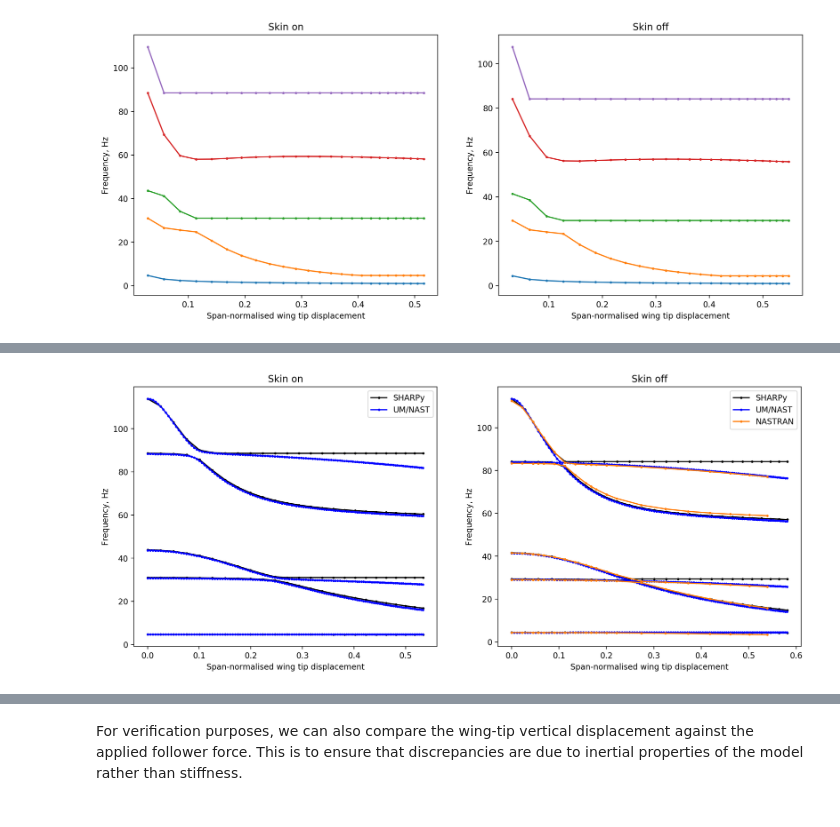
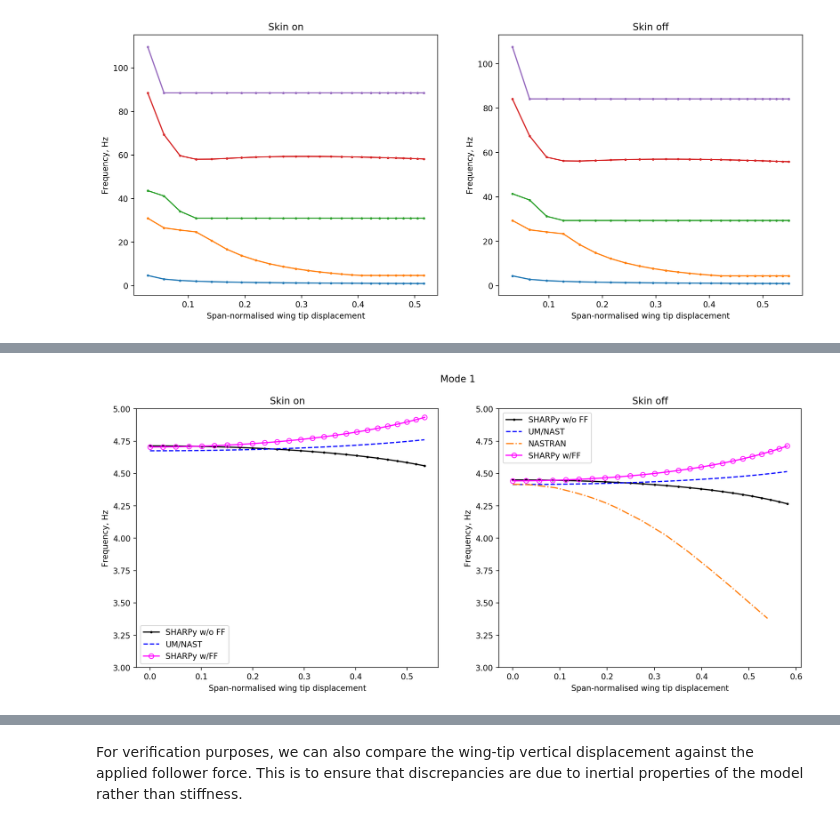
Before and after one commit to ngoiz/pazy-aepw3-results, a Jupyter notebook: 04_DeformedModal/04_DeformedModalResults.ipynb, the cells around one changed output, grey strips where cells are left out. Saved outputs shown, nothing was run; the diff lists cells and outputs as text; code cells hidden in the pictures.

Commit message:
Fix SHARPy results and include follower force effect

```diff
--- a/04_DeformedModal/04_DeformedModalResults.ipynb
+++ b/04_DeformedModal/04_DeformedModalResults.ipynb
@@ -92,16 +95,52 @@ for skin in [True, False]:
     path = './sharpy_followerforce_skin{:g}/'.format(skin)
     ff_results.append({'data': [np.loadtxt(path + 'mode_{:02g}.txt'.format(i_mode)) for i_mode in range(5)],
                        'skin': skin,
-                       'line_style': {'marker': 'o', 'label': 'SHARPy', 'ms': 2, 'color': 'k'}})
+                       'line_style': {'marker': 'o', 'label': 'SHARPy w/o FF', 'ms': 2, 'color': 'k'}})
     # Michigan
     path = './UMNAST_followerforce_skin{:g}/'.format(skin)
     ff_results.append({'data': [np.loadtxt(path + 'mode_{:02g}.txt'.format(i_mode)) for i_mode in range(5)],
                        'skin': skin,
-                       'line_style': {'marker': 'o', 'label': 'UM/NAST', 'ms': 2, 'color': 'b'}})
+                       'line_style': {'label': 'UM/NAST', 'color': 'b', 'ls':'--'}})
 
     if not skin:
         # Michigan FEM - NASTRAN
         path = './UMNAST_parentFEM_followerforce_skin{:g}/'.format(skin)
         ff_results.append({'data': [np.loadtxt(path + 'mode_{:02g}.txt'.format(i_mode)) for i_mode in range(5)],
                            'skin': skin,
-                           'line_style': {'marker': 'o', 'label': 'NASTRAN', 'ms': 2, 'color': 'tab:orange'}})
+                           'line_style': {'label': 'NASTRAN', 'color': 'tab:orange', 'ls': '-.'}})
+    path = './sharpy_followerforce_LAS_FF_skin{:g}/'.format(skin)
+    n_modes = len(glob.glob(path + '/*'))
+    ff_results.append({'data': [np.loadtxt(path + 'mode_{:02g}.txt'.format(i_mode)) for i_mode in range(n_modes)],
+                   'skin': skin,
+                   'line_style': {'marker': 'o', 'label': 'SHARPy w/FF', 'ms': 6, 'color': 'magenta',
+                                  'mfc': 'none'}})
+# %%
+fig, ax = plt.subplots(ncols=2, figsize=(15, 6))
+lines = [[], []]
+labels = [[], []]
+for case in ff_results:
+    for i_mode in range(len(case['data'])):
+        if case['skin']:
+            a = ax[0]
+        else:
+            a = ax[1]
+
+        a.plot((case['data'][i_mode][:, 1]) / 0.55, case['data'][i_mode][:, -1] / 2 / np.pi, **case['line_style'])
+
+    # legend
+    if case['skin']:
+        label_idx = 0
+    else:
+        label_idx = 1
+    lines[label_idx].append(mpl.lines.Line2D([0], [0], **case['line_style']))
+    labels[label_idx].append(case['line_style']['label'])
+
+ax[0].legend(lines[0], labels[0])
+ax[1].legend(lines[1], labels[1])
+
+for a in ax:
+    a.set_xlabel('Span-normalised wing tip displacement')
+    a.set_ylabel('Frequency, Hz')
+    a.set_ylim(0, 120)
+ax[0].set_title('Skin on')
+ax[1].set_title('Skin off');
@@ -108,31 +149,33 @@ for skin in [True, False]:
 # %%
 fig, ax = plt.subplots(ncols=2, figsize=(15, 6))
 lines = [[], []]
 labels = [[], []]
 for case in ff_results:
     for i_mode in range(5):
         if case['skin']:
             a = ax[0]
         else:
             a = ax[1]
 
         a.plot((case['data'][i_mode][:, 1]) / 0.55, case['data'][i_mode][:, -1] / 2 / np.pi, **case['line_style'])
 
     # legend
     if case['skin']:
         label_idx = 0
     else:
         label_idx = 1
     lines[label_idx].append(mpl.lines.Line2D([0], [0], **case['line_style']))
     labels[label_idx].append(case['line_style']['label'])
 
 ax[0].legend(lines[0], labels[0])
 ax[1].legend(lines[1], labels[1])
 
 for a in ax:
     a.set_xlabel('Span-normalised wing tip displacement')
     a.set_ylabel('Frequency, Hz')
+    a.set_ylim(3, 5)
+plt.suptitle('Mode 1')
 ax[0].set_title('Skin on')
 ax[1].set_title('Skin off');
 # %% [output]
-[figure, old version]
+[figure, new version]
```
Also changed, not shown: parts of 7 cells of this notebook, 30 other files.
